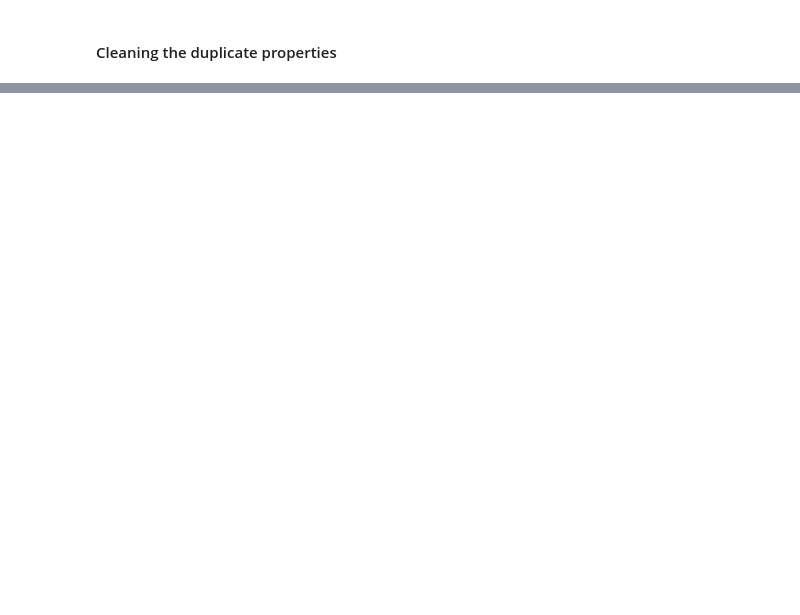
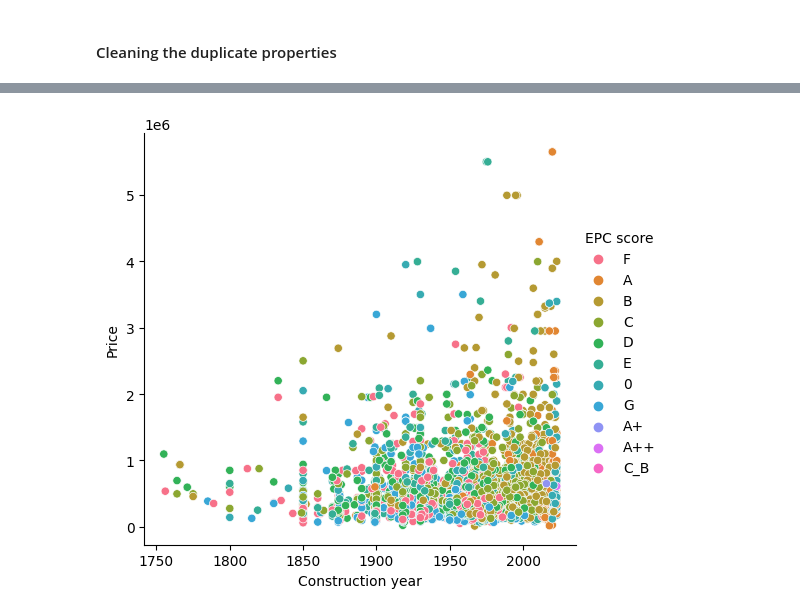
Before and after one commit to moni2code/Data-visualization-ImmoEliza, a Jupyter notebook: test_notebook.ipynb, the cells around one changed output, grey strips where cells are left out. Drawn from its saved outputs; the diff is of its cells as text; code cells hidden in the pictures; blank space fills up the shorter version.

```diff
--- a/test_notebook.ipynb
+++ b/test_notebook.ipynb
@@ -221,0 +248,6 @@ df
+# %%
+filtered_df = df[(df['Construction year'] >= 1700) & (df['Construction year'] <= 2023)]
+sns.relplot(x="Construction year", y="Price", data=filtered_df, kind="scatter", hue="EPC score")
+plt.show()
+# %% [output]
+[figure, added]
```
Also changed, not shown: parts of 23 cells of this notebook.
